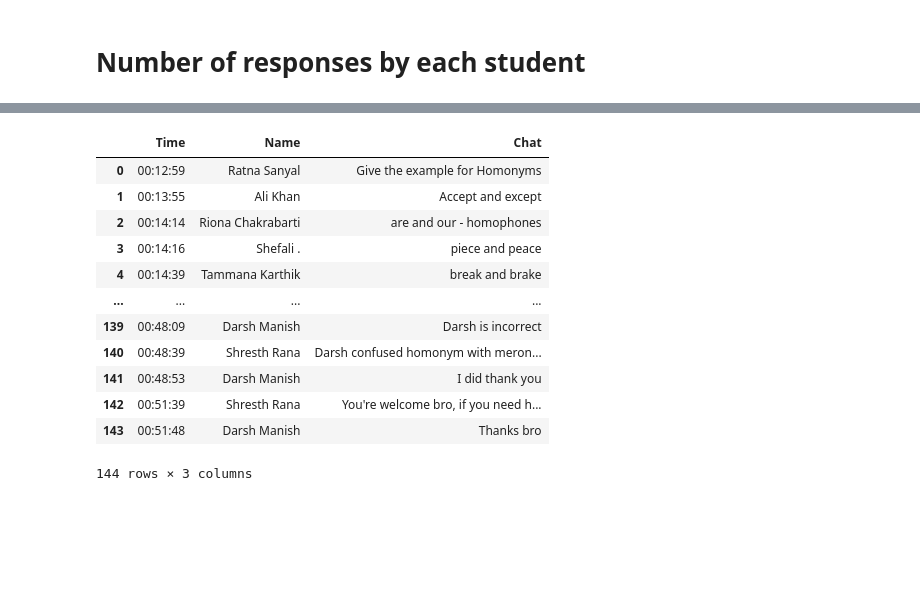
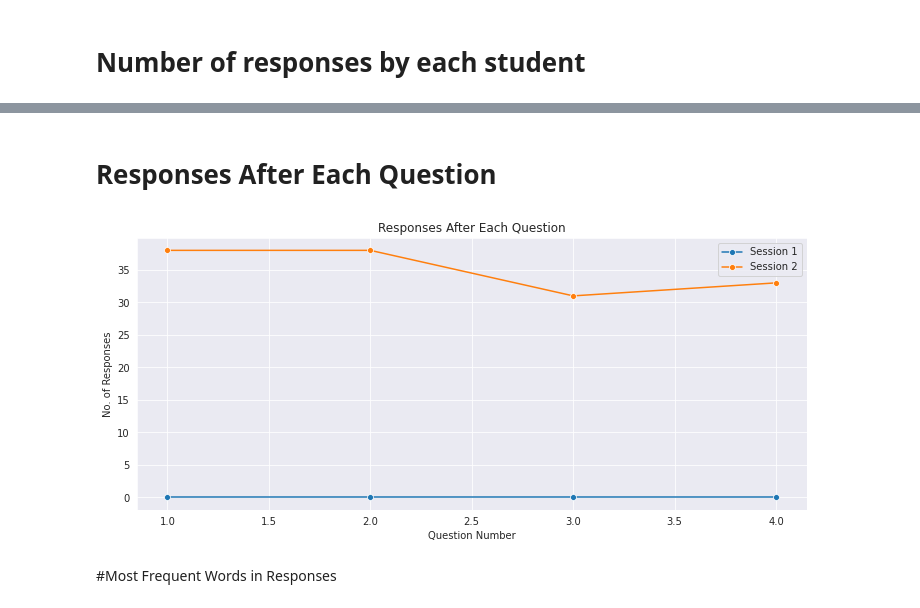
Before and after one commit to jainakki16/Chat-Transcript-Analysis, a Jupyter notebook: R&D.ipynb, the cells around one changed output, grey strips where cells are left out. Saved outputs shown, nothing was run; the diff lists cells and outputs as text; code cells hidden in the pictures; blank space fills up the shorter version.

```diff
--- a/R&D.ipynb
+++ b/R&D.ipynb
@@ -193,31 +248,38 @@ Name: Name, dtype: int64
+# %% [markdown]
+# Responses After Each Question
 # %%
-def response(data):
+def response_after_question(data):
   data_copy = data.copy(deep = True)
   data_copy.loc[len(data_copy.index)] = [' ', 'Ratna Sanyal', ' ']
   ques_index = data_copy.index[data_copy['Name'] == 'Ratna Sanyal'].tolist()
 
-  len(ques_index) - 1
-
+  all_responses = []
   for i in range(len(ques_index) - 1):
-    print(get_ans_count(data_copy[ques_index[i] + 1 : ques_index[i + 1]]))
-    print()
-    print()
-    print()
-
-response(data_2)
+    all_responses.append(get_ans_count(data_copy[ques_index[i] + 1 : ques_index[i + 1]]).sum())
+  return all_responses
-# %%
-data_2
-# %% [output]
-|  | Time | Name | Chat |
-| 0 | 00:12:59 | Ratna Sanyal | Give the example for Homonyms |
-| 1 | 00:13:55 | Ali Khan | Accept and except |
-| 2 | 00:14:14 | Riona Chakrabarti | are and our - homophones |
-| 3 | 00:14:16 | Shefali . | piece and peace |
-| 4 | 00:14:39 | Tammana Karthik | break and brake |
-| ... | ... | ... | ... |
-| 139 | 00:48:09 | Darsh Manish | Darsh is incorrect |
-| 140 | 00:48:39 | Shresth Rana | Darsh confused homonym with meron... |
-| 141 | 00:48:53 | Darsh Manish | I did thank you |
-| 142 | 00:51:39 | Shresth Rana | You're welcome bro, if you need h... |
-| 143 | 00:51:48 | Darsh Manish | Thanks bro |
-144 rows × 3 columns
+# %%
+j = 0
+all_responses = []
+for i in data:
+  j += 1
+
+  all_responses.append(response_after_question(i))
+
+max_length = len(max(all_responses, key=len))
+for i in range(len(data)):
+  if len(all_responses[i]) != max_length:
+    diff = max_length - len(all_responses[i])
+    all_responses[i].extend([0]*diff)
+# %%
+plt.figure(figsize=(12, 5))
+for i in range(len(all_responses)):
+  sns.lineplot(x = range(1, max_length + 1), y = all_responses[i], marker = 'o', label = f'Session {i + 1}')
+
+plt.xlabel('Question Number')
+plt.ylabel('No. of Responses')
+plt.title('Responses After Each Question')
+plt.show()
+# %% [output]
+[figure, added]
+# %% [markdown]
+#Most Frequent Words in Responses
```
Also changed, not shown: parts of 17 cells of this notebook.
